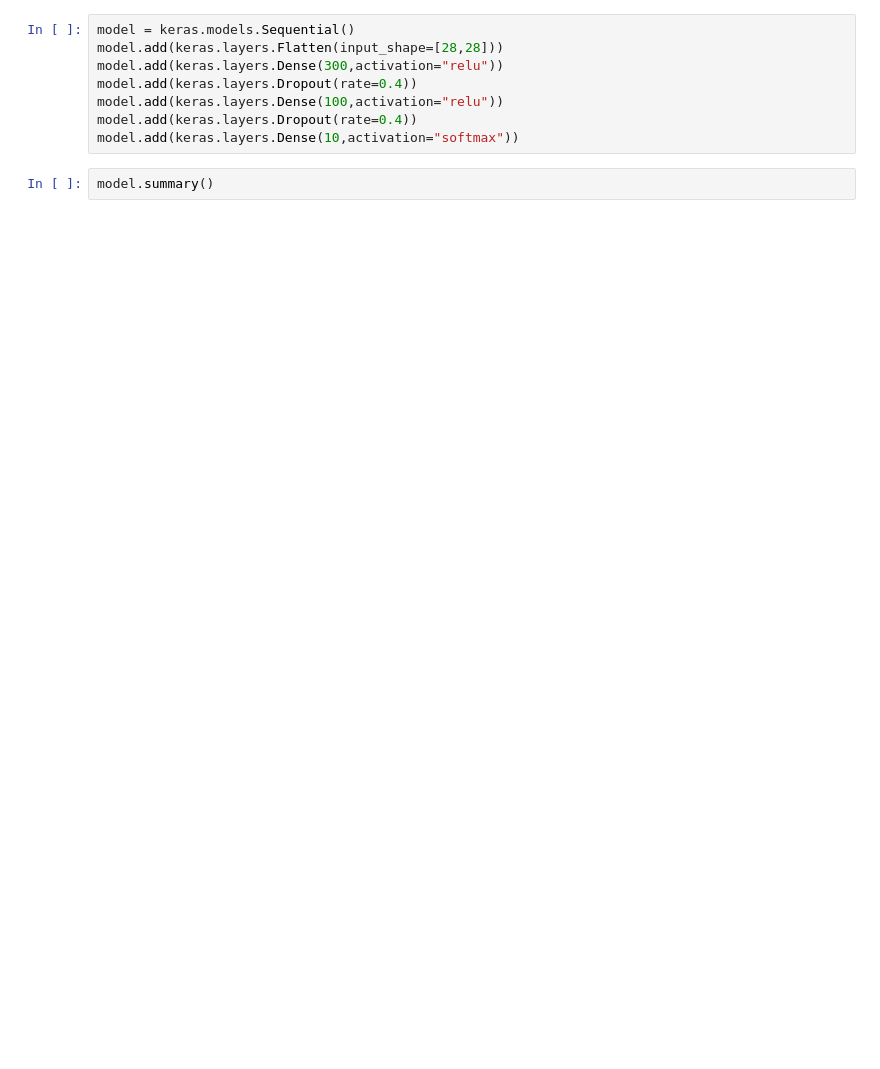
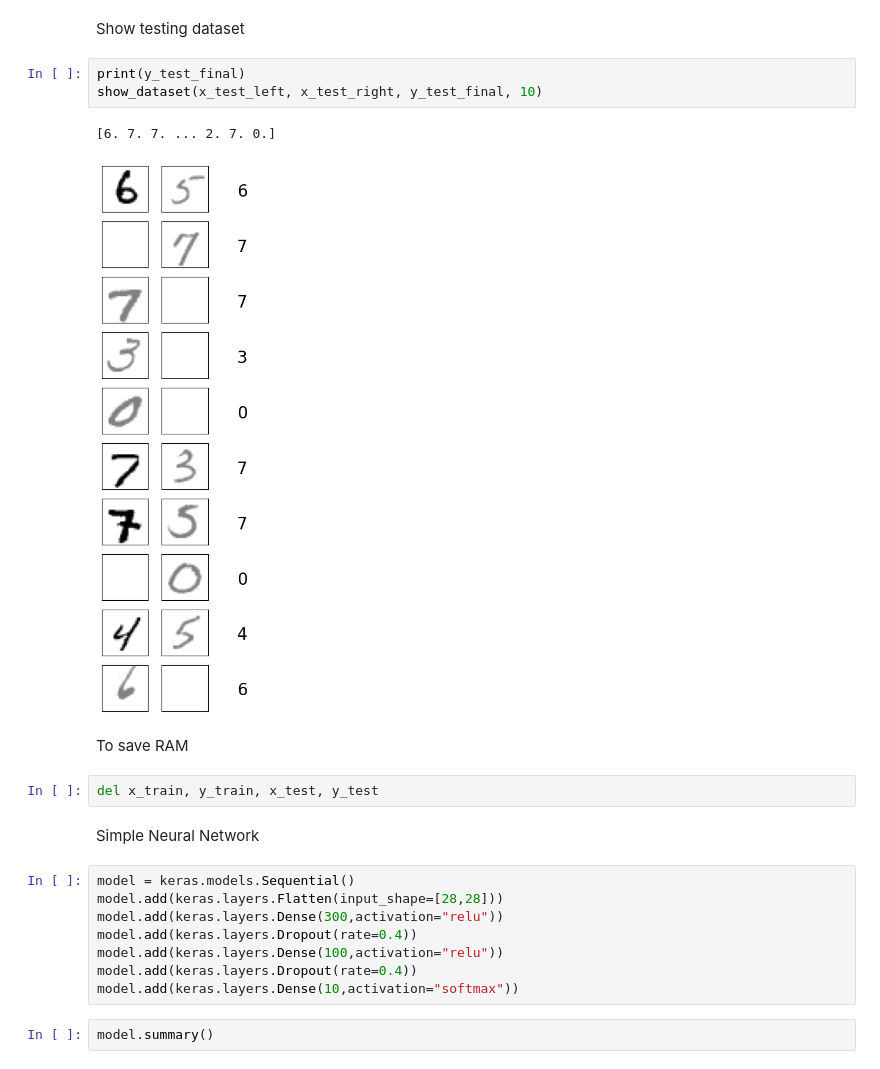
Before and after one commit to hugobbi/mnist-visual-fields, a Jupyter notebook: mnist_visual_fields.ipynb, the cells around one changed output. Drawn from its saved outputs; the diff is of its cells as text; blank space fills up the shorter version.

```diff
--- a/mnist_visual_fields.ipynb
+++ b/mnist_visual_fields.ipynb
@@ -151,3 +163,17 @@ See_Visual_Field_Set(Xtest_Left,Xtest_Right,ytest_final,10)
+# %% [markdown]
+Show testing dataset
+# %%
+print(y_test_final)
+show_dataset(x_test_left, x_test_right, y_test_final, 10)
+# %% [output]
+[6. 7. 7. ... 2. 7. 0.]
+[figure, added]
+# %% [markdown]
+To save RAM
+# %%
+del x_train, y_train, x_test, y_test
+# %% [markdown]
+Simple Neural Network
 # %%
 model = keras.models.Sequential()
 model.add(keras.layers.Flatten(input_shape=[28,28]))
```
Also changed, not shown: parts of 47 cells of this notebook.
